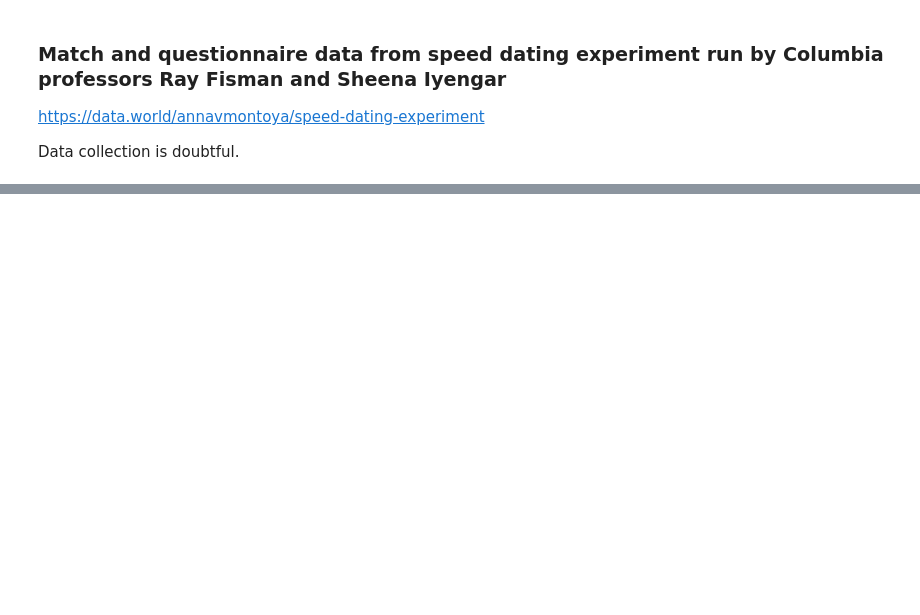
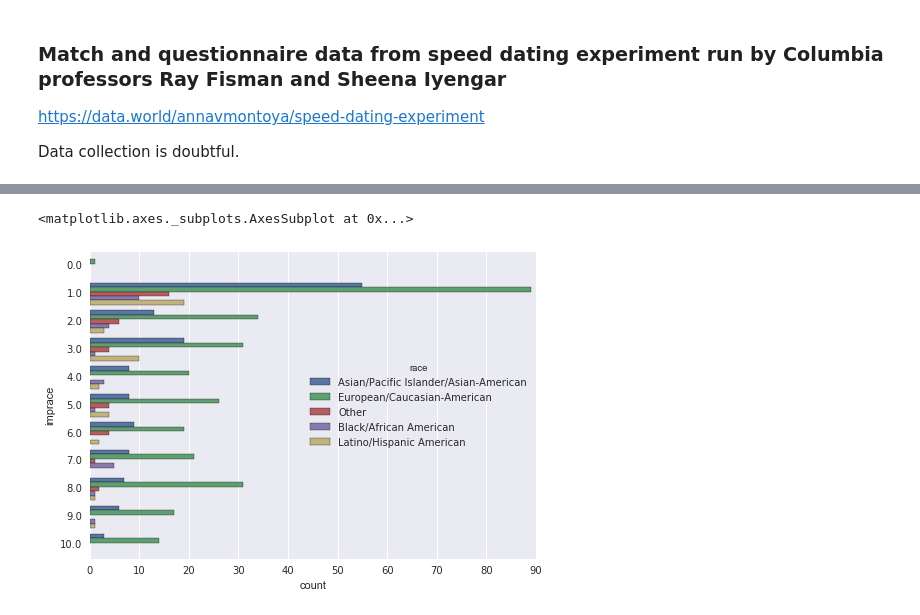
Before and after one commit to cottrell/notebooks, a Jupyter notebook: data.world/do.ipynb, the cells around one changed output, grey strips where cells are left out. Saved outputs shown, nothing was run; the diff lists cells and outputs as text; code cells hidden in the pictures; blank space fills up the shorter version.

```diff
--- a/data.world/do.ipynb
+++ b/data.world/do.ipynb
@@ -23,0 +30,3 @@ dec_o 0 1
+# %%
+# cols = [x for x in d.columns if not x.endswith('_o')]
+dd = d.groupby(['iid']).first()
@@ -24,3 +94,8 @@ dec_o 0 1
+# %%
+seaborn.countplot(y='imprace', hue='race', data=dd)
+# %% [output]
+<matplotlib.axes._subplots.AxesSubplot at 0x...>
+[figure, added]
 # %%
 c = ['dec_female', 'dec_male', 'match_female']
 y = df[c]
```
Also changed, not shown: parts of 21 cells of this notebook, 1 other file.
